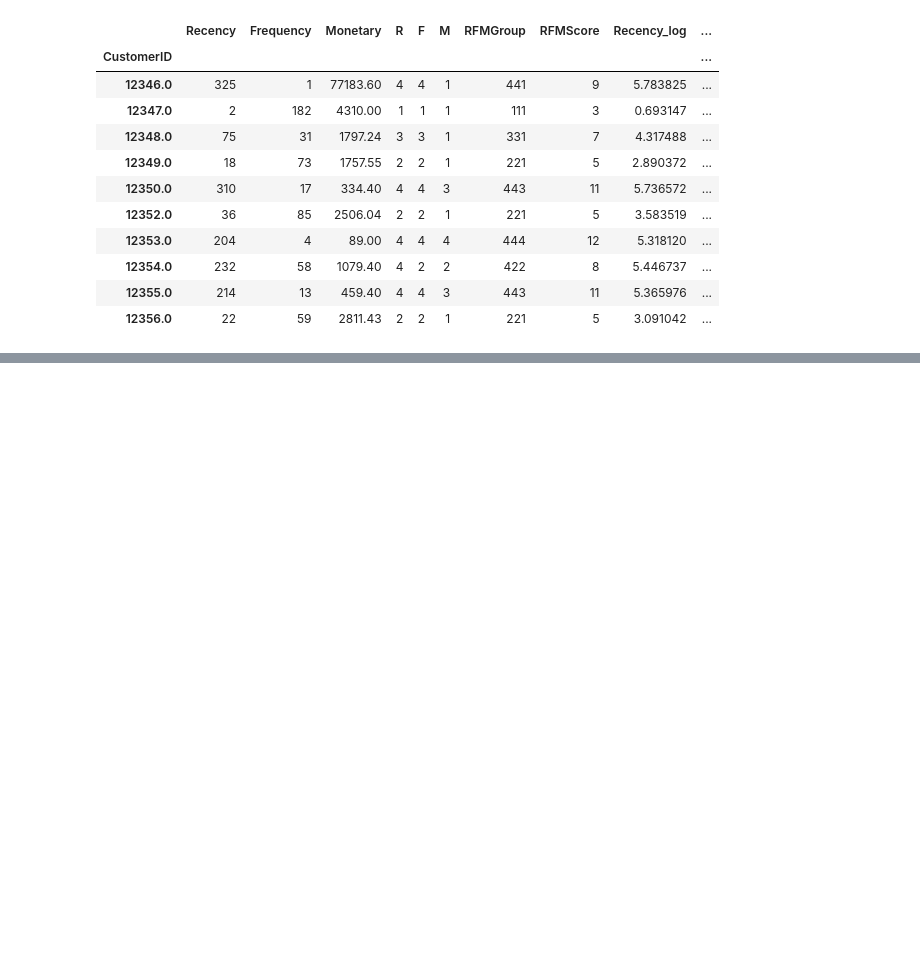
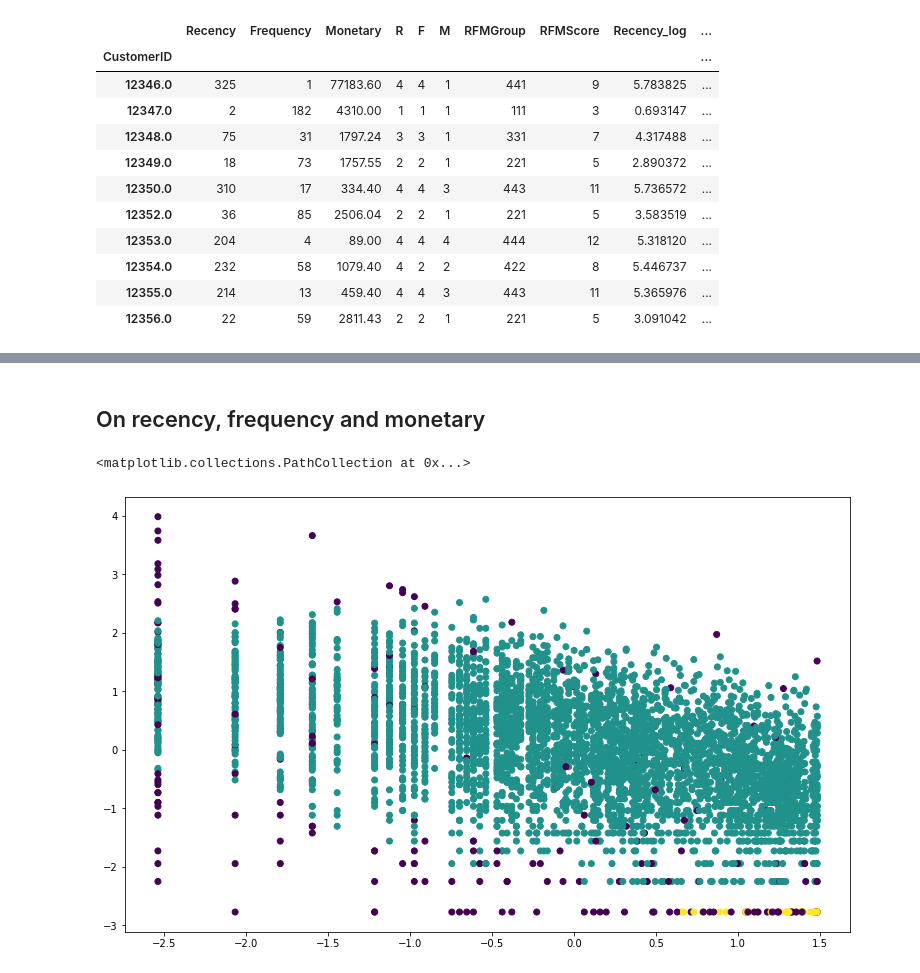
Before and after one commit to avanish04/online-retail-customer-segmentation, a Jupyter notebook: Online_Retail_Customer_Segmentation_Capstone_Project.ipynb, the cells around one changed output, grey strips where cells are left out. Cells and saved outputs as stored; diff of their text form; code cells hidden in the pictures; blank space fills up the shorter version.

```diff
--- a/Online_Retail_Customer_Segmentation_Capstone_Project.ipynb
+++ b/Online_Retail_Customer_Segmentation_Capstone_Project.ipynb
@@ -756,0 +759,15 @@ plt.show()
+# %% [markdown]
+## On recency, frequency and monetary
+# %%
+from sklearn.cluster import DBSCAN
+from sklearn import metrics
+feature_vector=['Recency_log','Frequency_log','Monetary_log']
+X_features=rfm_df[feature_vector].values
+scaler=preprocessing.StandardScaler()
+X=scaler.fit_transform(X_features)
+y_pred = DBSCAN(eps=0.5, min_samples=15).fit_predict(X)
+plt.figure(figsize=(13,8))
+plt.scatter(X[:,0], X[:,1], c=y_pred)
+# %% [output]
+<matplotlib.collections.PathCollection at 0x...>
+[figure, added]
```
Also changed, not shown: parts of 19 cells of this notebook.
